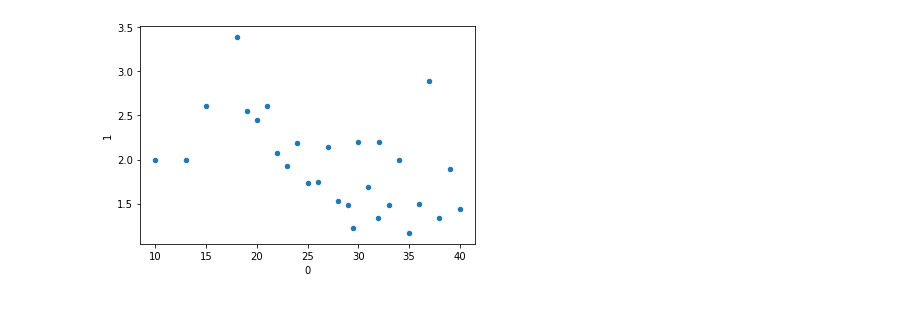
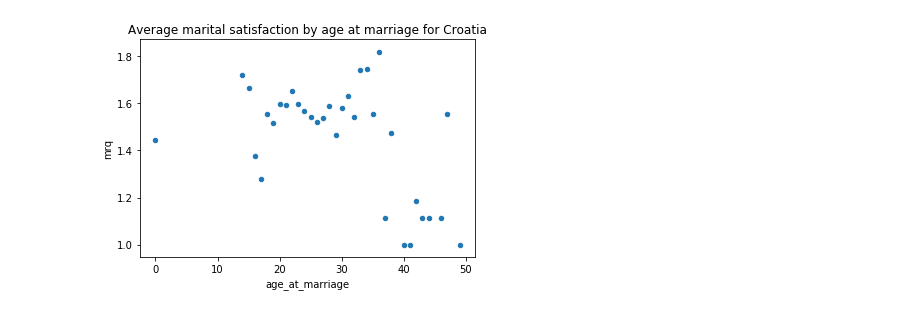
Before and after one commit to elliotmoose/AgeAndMaritalSatisfaction, a Jupyter notebook: exploration.ipynb, the cells around one changed output. Saved outputs shown, nothing was run; the diff lists cells and outputs as text; code cells hidden in the pictures.

Commit message:
Add auto plotting functions

```diff
--- a/exploration.ipynb
+++ b/exploration.ipynb
@@ -138,3 +66,0 @@ dtype: int64
-# %%
-def groupby_mean():
-    pass
@@ -141,3 +117,31 @@ def groupby_mean():
+# %%
+def groupby_mean(input_df, col_of_interest, happiness_metric):
+    '''
+    Helper function, gets relevant columns for plotting and groups column
+    of interest by the average of the happiness metric ('mrq' or 'kansas')
+    '''
+    relevant_df = input_df.loc[:, [col_of_interest,'age_at_marriage', happiness_metric]]
+    output = relevant_df.groupby([col_of_interest, 'age_at_marriage'], as_index=False).mean()
+    return output
+
+def plot_filter(input_df, col_of_interest, filter_by, happiness_metric):
+    '''
+    Plots each happiness metric ('mrq' or 'kansas') against age_at_marriage,
+    filtered by desired condition
+    '''
+    relevant_df = input_df.loc[:, [col_of_interest, 'age_at_marriage', happiness_metric]]
+    output = relevant_df.loc[relevant_df[col_of_interest] == filter_by, :]
+    output.plot(x='age_at_marriage', y=happiness_metric,kind='scatter', title=f'Marital satisfaction by age at marriage for {filter_by}');
+
+def plot_group(input_df, col_of_interest, filter_by, happiness_metric):
+    '''
+    Plots the average happiness metric ('mrq' or 'kansas') against age_at_marriage,
+    filtered by desired condition
+    '''
+    #relevant_df = input_df.loc[:, [col_of_interest, 'age_at_marriage', happiness_metric]]
+    relevant_df = groupby_mean(input_df, col_of_interest, happiness_metric)
+    output = relevant_df.loc[relevant_df[col_of_interest] == filter_by, :]
+    output.plot(x='age_at_marriage', y=happiness_metric,kind='scatter', title=f'Average marital satisfaction by age at marriage for {filter_by}');
 # %%
 MRQ_overall = data.loc[:, ['age_at_marriage', 'mrq']]
 MRQ_overall.head()
@@ -195,4 +171,0 @@ by_country_age.loc[by_country_age.loc[:, 'Item number'] == 'Estonia', :].plot(x=
-# %%
-by_country_age.loc[by_country_age.loc[:, 'Item number'] == 'HongKong', :].plot(x=0, y=1,kind='scatter');
-# %% [output]
-[figure, removed]
@@ -198,0 +174,4 @@ by_country_age.loc[by_country_age.loc[:, 'Item number'] == 'HongKong', :].plot(x
+# %%
+plot_group(data, 'country', 'Croatia', 'mrq')
+# %% [output]
+[figure, added]
```
Also changed, not shown: parts of 27 cells of this notebook.
